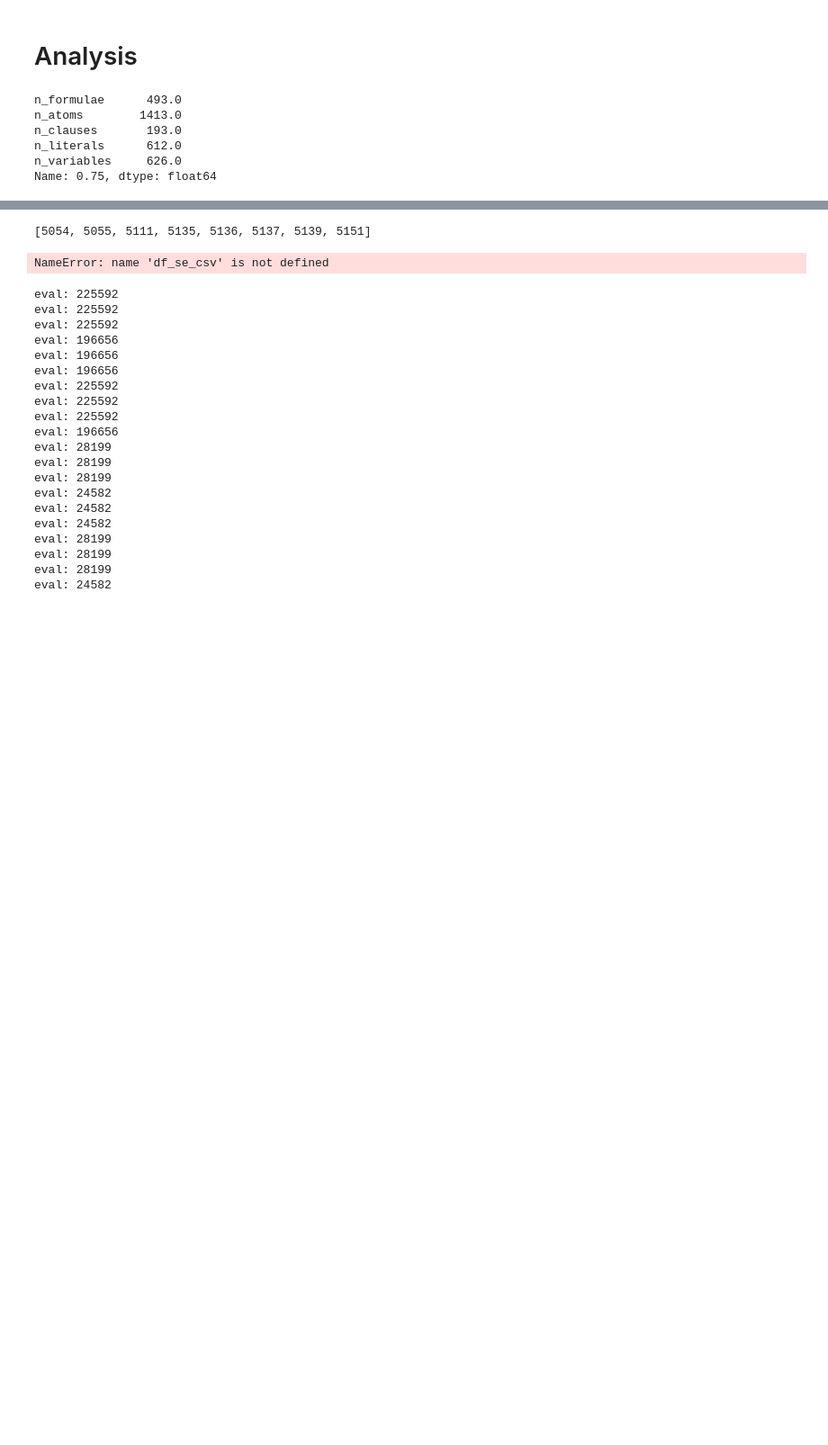
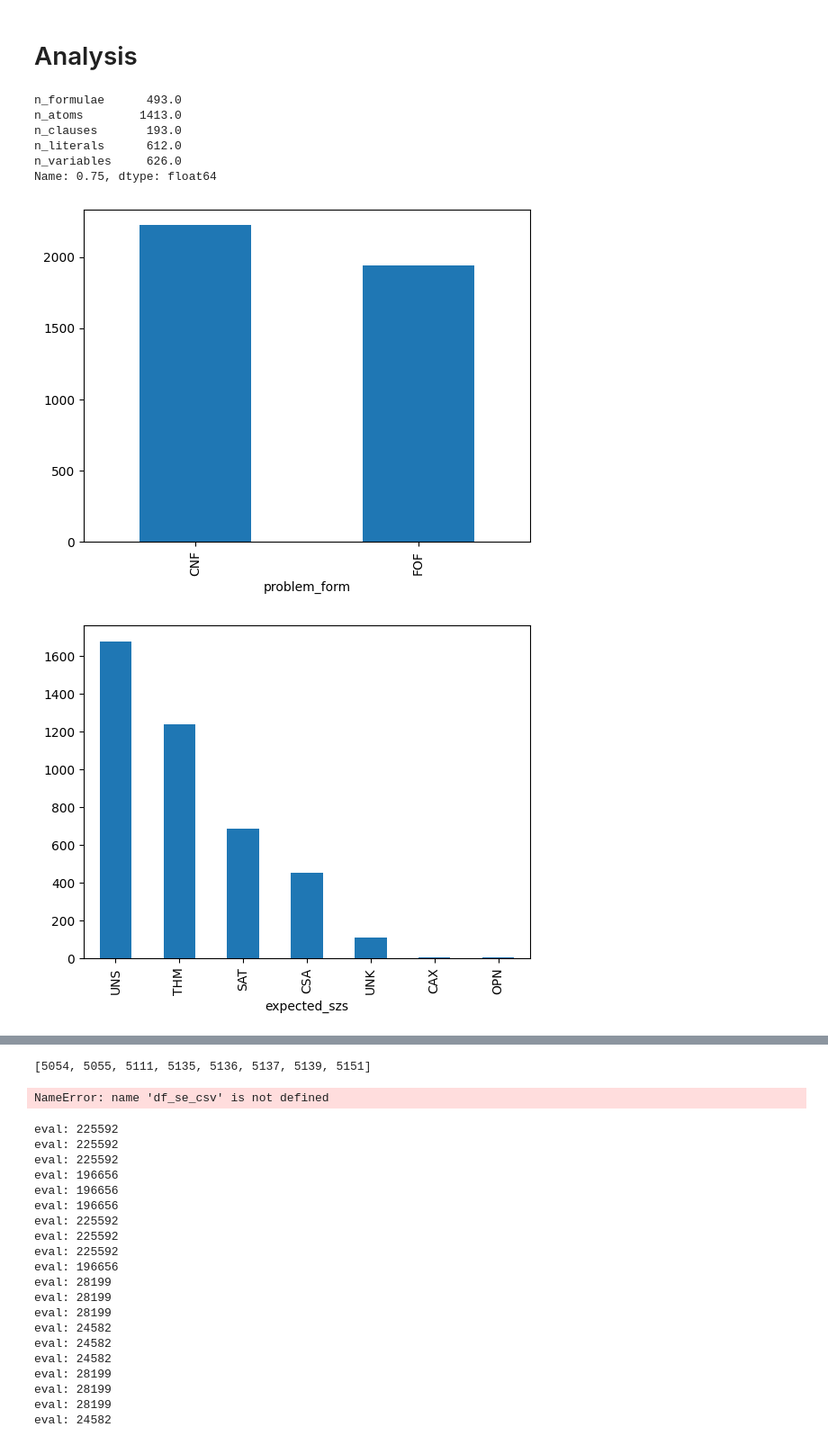
Before and after one commit to GehriJan/coursework-pyres, a Jupyter notebook: src/analysis.ipynb, the cells around one changed output, grey strips where cells are left out. Shown at 90% size. Saved outputs shown, nothing was run; the diff lists cells and outputs as text; code cells hidden in the pictures; blank space fills up the shorter version.

```diff
--- a/src/analysis.ipynb
+++ b/src/analysis.ipynb
@@ -24,3 +24,14 @@ n_clauses       193.0
 n_literals      612.0
 n_variables     626.0
 Name: 0.75, dtype: float64
+# %%
+df_tptp_relevant = df_tptp[df_tptp["problem_form"].isin(["FOF", "CNF"]) & (df_tptp["equality"] == "NEQ")]
+
+for col in ["problem_form", "expected_szs", "logic_order"]:
+    df_tptp_relevant[col].value_counts().plot(kind="bar")
+    plt.show()
+
+df_tptp_relevant[["Problem"]].to_csv("df_tptp_relevant.csv", index=False, header=False)
+# %% [output]
+[figure, added]
+[figure, added]
```
Also changed, not shown: parts of 2 cells of this notebook, 3 other files.
